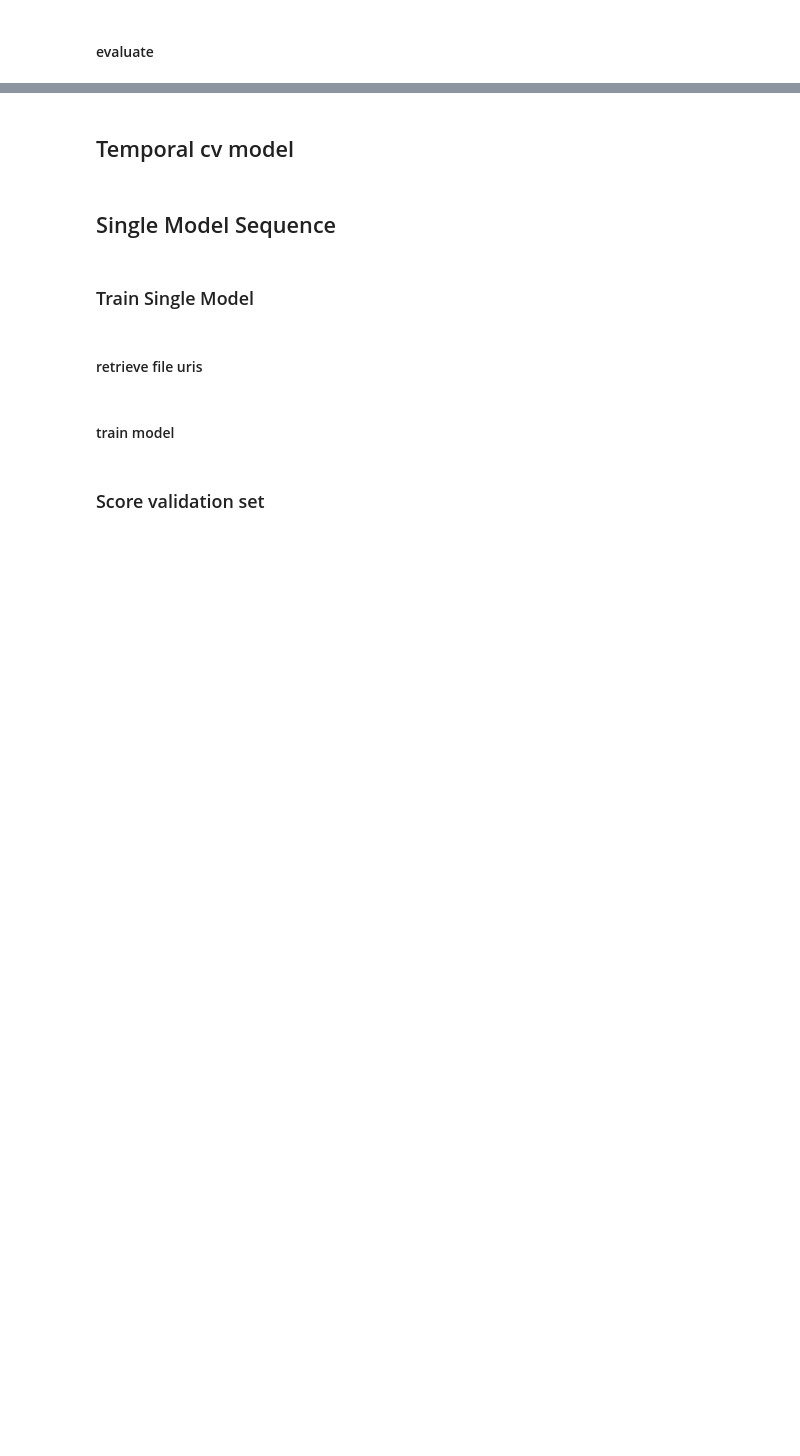
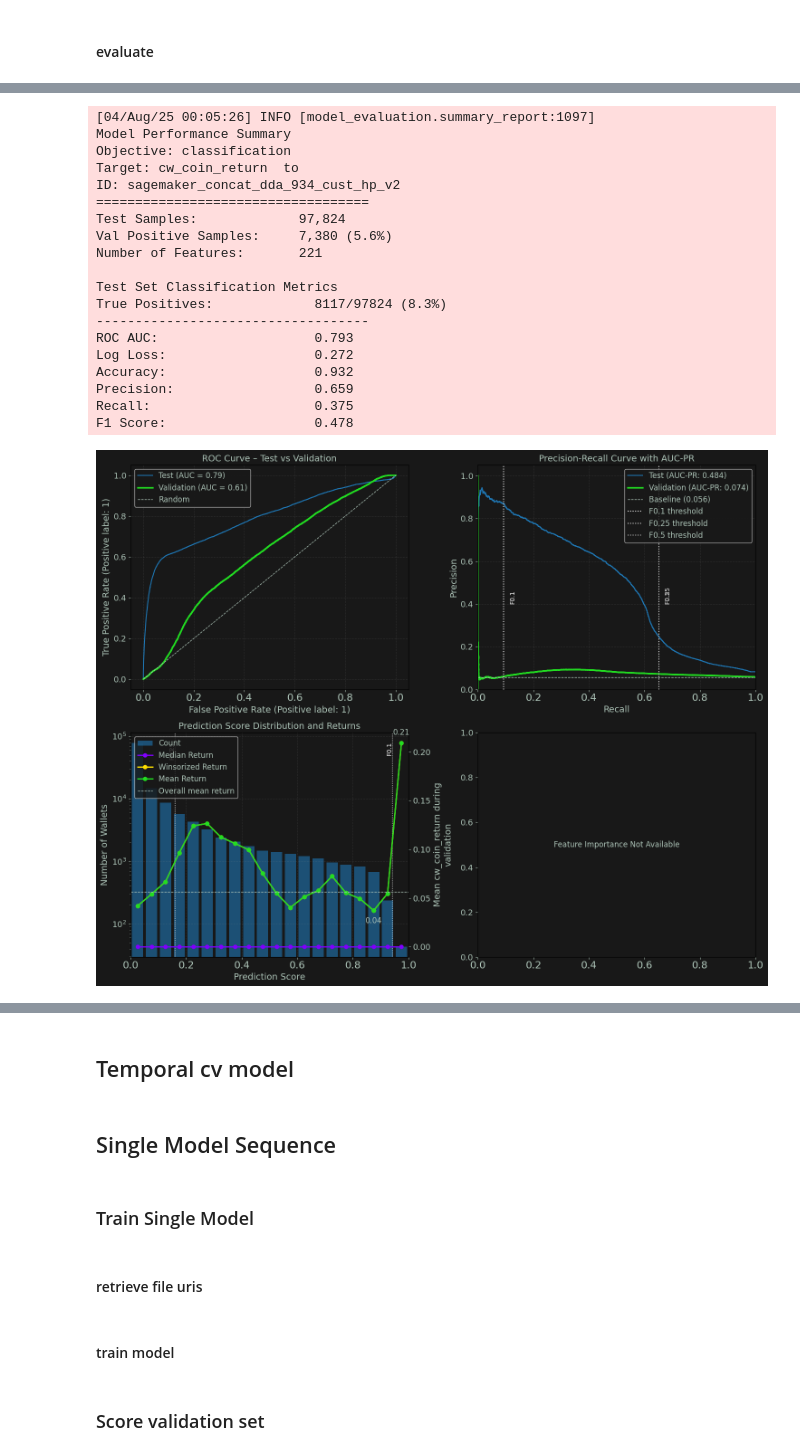
Before and after one commit to dreams-labs/sagemaker, a Jupyter notebook: notebooks/DDA-934 custom hyperparams.ipynb, the cells around one changed output, grey strips where cells are left out. Saved outputs shown, nothing was run; the diff lists cells and outputs as text; code cells hidden in the pictures; blank space fills up the shorter version.

```diff
--- a/notebooks/DDA-934 custom hyperparams.ipynb
+++ b/notebooks/DDA-934 custom hyperparams.ipynb
@@ -541,0 +557,25 @@ evaluator.plot_wallet_evaluation()
+# %%
+evaluator.summary_report()
+evaluator.plot_wallet_evaluation()
+u.notify('soft_twinkle_musical')
+# %% [output]
+[04/Aug/25 00:05:26] INFO [model_evaluation.summary_report:1097]
+Model Performance Summary
+Objective: classification
+Target: cw_coin_return  to
+ID: sagemaker_concat_dda_934_cust_hp_v2
+===================================
+Test Samples:             97,824
+Val Positive Samples:     7,380 (5.6%)
+Number of Features:       221
+
+Test Set Classification Metrics
+True Positives:             8117/97824 (8.3%)
+-----------------------------------
+ROC AUC:                    0.793
+Log Loss:                   0.272
+Accuracy:                   0.932
+Precision:                  0.659
+Recall:                     0.375
+F1 Score:                   0.478
+[figure, added]
```
Also changed, not shown: parts of 14 cells of this notebook, 2 other files.
